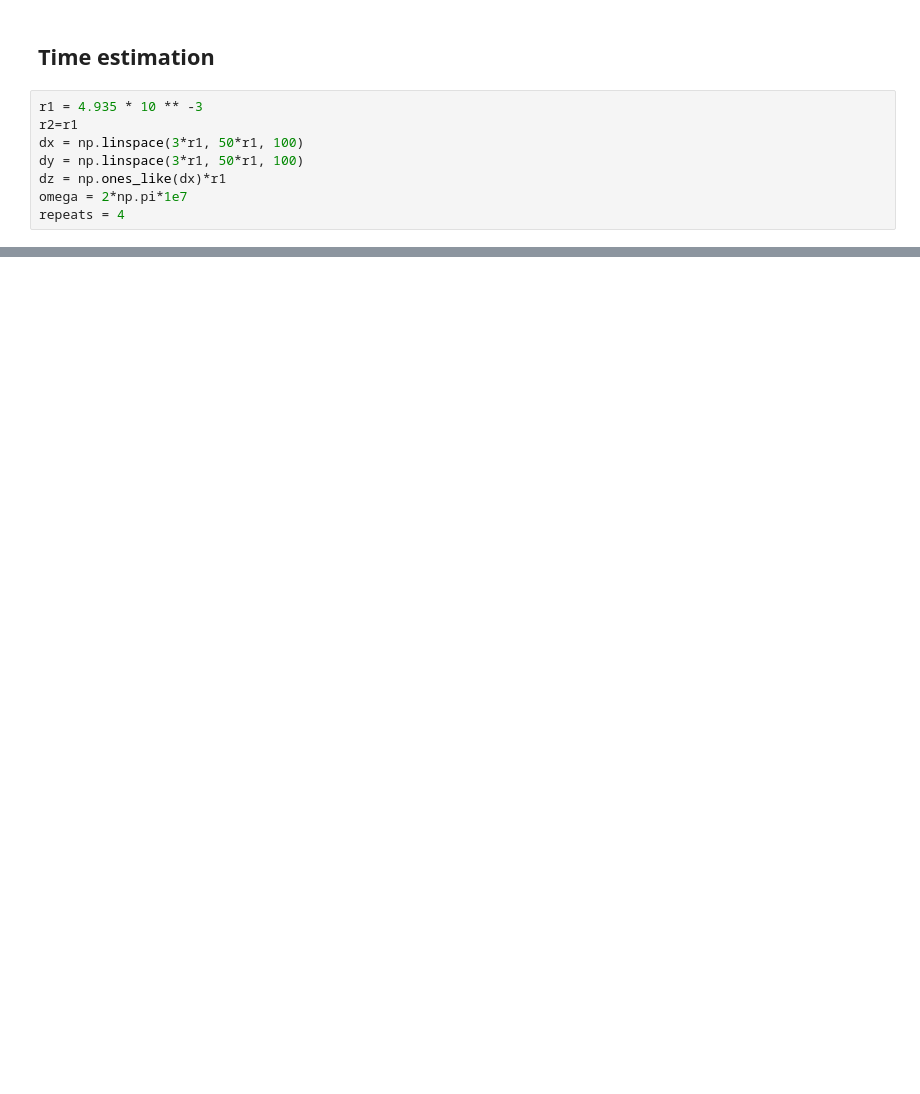
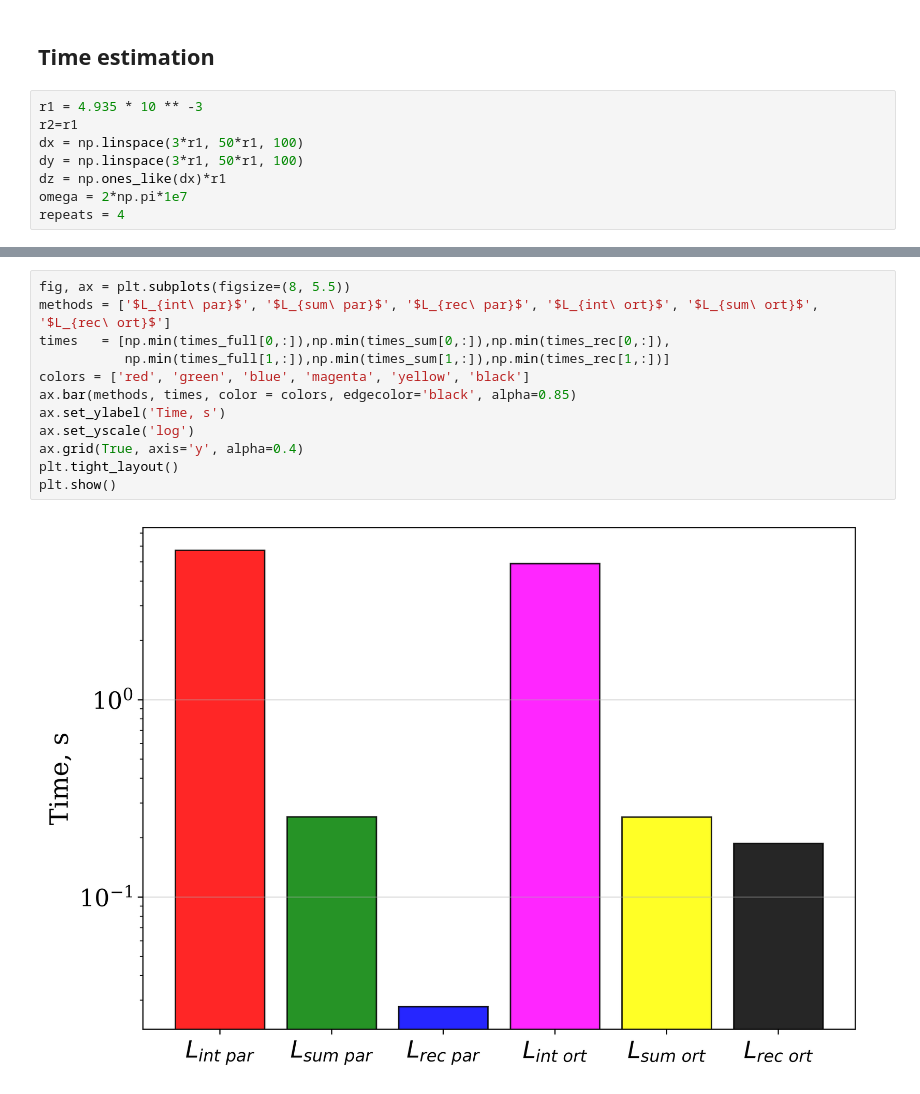
Before and after one commit to CompPhysLab/MetaMat3D, a Jupyter notebook: mutual_inductance.ipynb, the cells around one changed output, grey strips where cells are left out. Drawn from its saved outputs; the diff is of its cells as text; blank space fills up the shorter version.

```diff
--- a/mutual_inductance.ipynb
+++ b/mutual_inductance.ipynb
@@ -97,0 +123,14 @@ Orthogonal approx retarded time: 0.172578 seconds
+# %%
+fig, ax = plt.subplots(figsize=(8, 5.5))
+methods = ['$L_{int\ par}$', '$L_{sum\ par}$', '$L_{rec\ par}$', '$L_{int\ ort}$', '$L_{sum\ ort}$', '$L_{rec\ ort}$']
+times   = [np.min(times_full[0,:]),np.min(times_sum[0,:]),np.min(times_rec[0,:]),
+           np.min(times_full[1,:]),np.min(times_sum[1,:]),np.min(times_rec[1,:])]
+colors = ['red', 'green', 'blue', 'magenta', 'yellow', 'black']
+ax.bar(methods, times, color = colors, edgecolor='black', alpha=0.85)
+ax.set_ylabel('Time, s')
+ax.set_yscale('log')
+ax.grid(True, axis='y', alpha=0.4)
+plt.tight_layout()
+plt.show()
+# %% [output]
+[figure, added]
```
Also changed, not shown: parts of 4 cells of this notebook.
